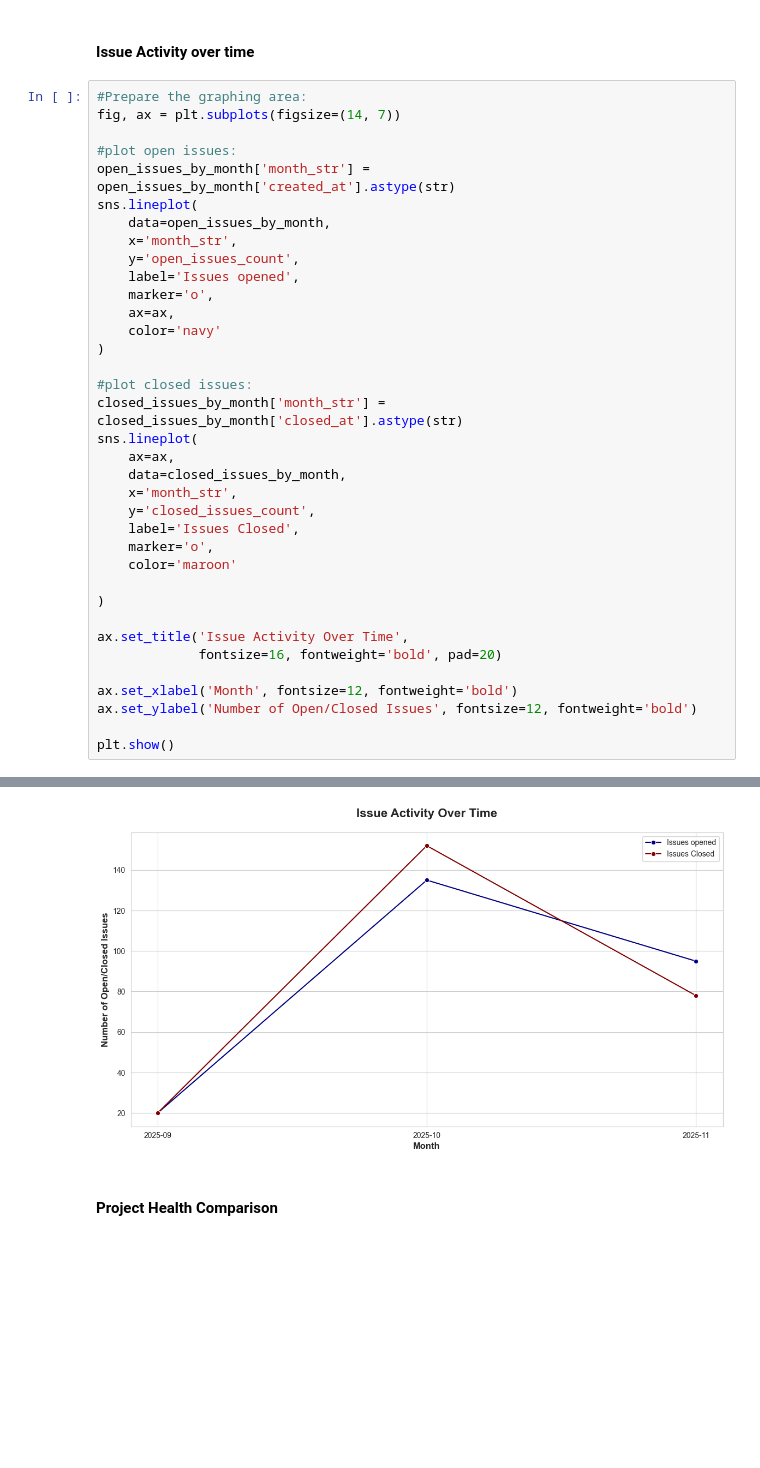
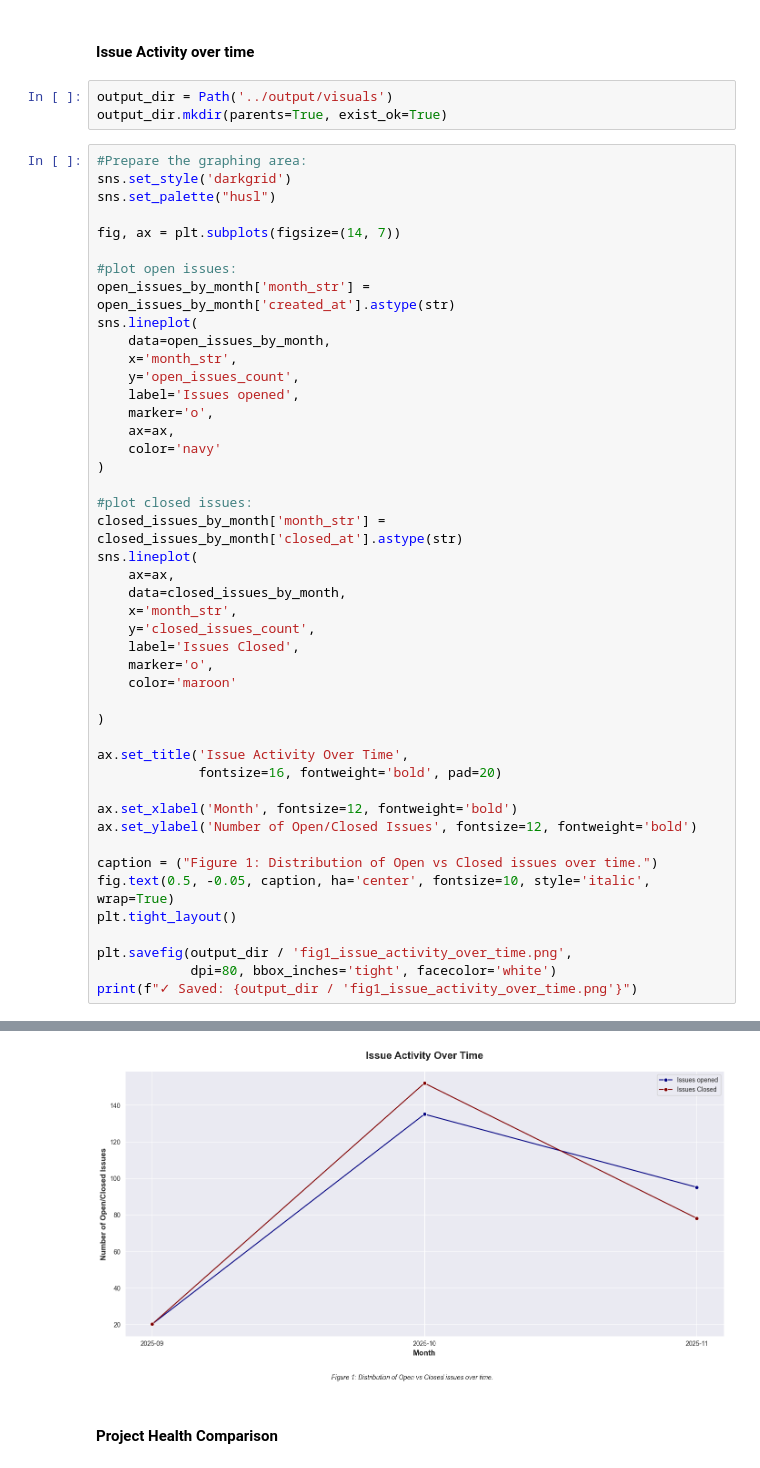
Before and after one commit to KevinOcran/openSourceHealthAnalysis, a Jupyter notebook: notebooks/analysis.ipynb, the cells around one changed output, grey strips where cells are left out. Saved outputs shown, nothing was run; the diff lists cells and outputs as text; blank space fills up the shorter version.

Commit message:
Polish phase complete: Modularized code, refined visuals, and exported final metrics

```diff
--- a/notebooks/analysis.ipynb
+++ b/notebooks/analysis.ipynb
@@ -90,8 +94,14 @@ closed_issues_by_month = closed_issues.groupby('closed_at').size().reset_index(n
 ### Graphing
 # %% [markdown]
 #### Issue Activity over time
+# %%
+output_dir = Path('../output/visuals')
+output_dir.mkdir(parents=True, exist_ok=True)
 # %%
 #Prepare the graphing area:
+sns.set_style('darkgrid')
+sns.set_palette("husl")
+
 fig, ax = plt.subplots(figsize=(14, 7))
 
 #plot open issues:
@@ -125,5 +135,11 @@ ax.set_title('Issue Activity Over Time',
 ax.set_xlabel('Month', fontsize=12, fontweight='bold')
 ax.set_ylabel('Number of Open/Closed Issues', fontsize=12, fontweight='bold')
 
-plt.show()
+caption = ("Figure 1: Distribution of Open vs Closed issues over time.")
+fig.text(0.5, -0.05, caption, ha='center', fontsize=10, style='italic', wrap=True)
+plt.tight_layout()
+
+plt.savefig(output_dir / 'fig1_issue_activity_over_time.png',
+            dpi=80, bbox_inches='tight', facecolor='white')
+print(f"✓ Saved: {output_dir / 'fig1_issue_activity_over_time.png'}")
 # %% [output]
@@ -130,4 +147,4 @@ plt.show()
-[figure, old version]
+[figure, new version]
 # %% [markdown]
 #### Project Health Comparison
 # %%
```
Also changed, not shown: parts of 7 cells of this notebook, 10 other files.
